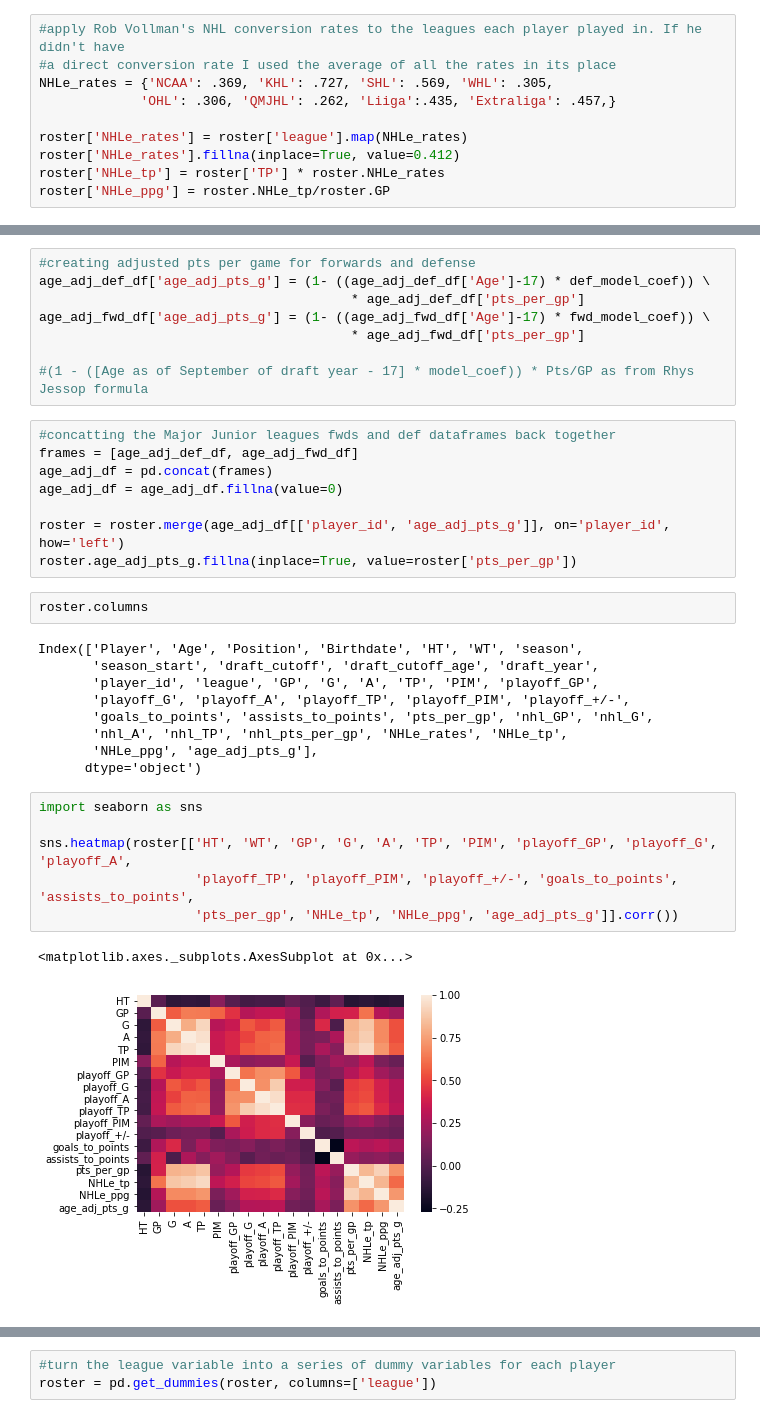
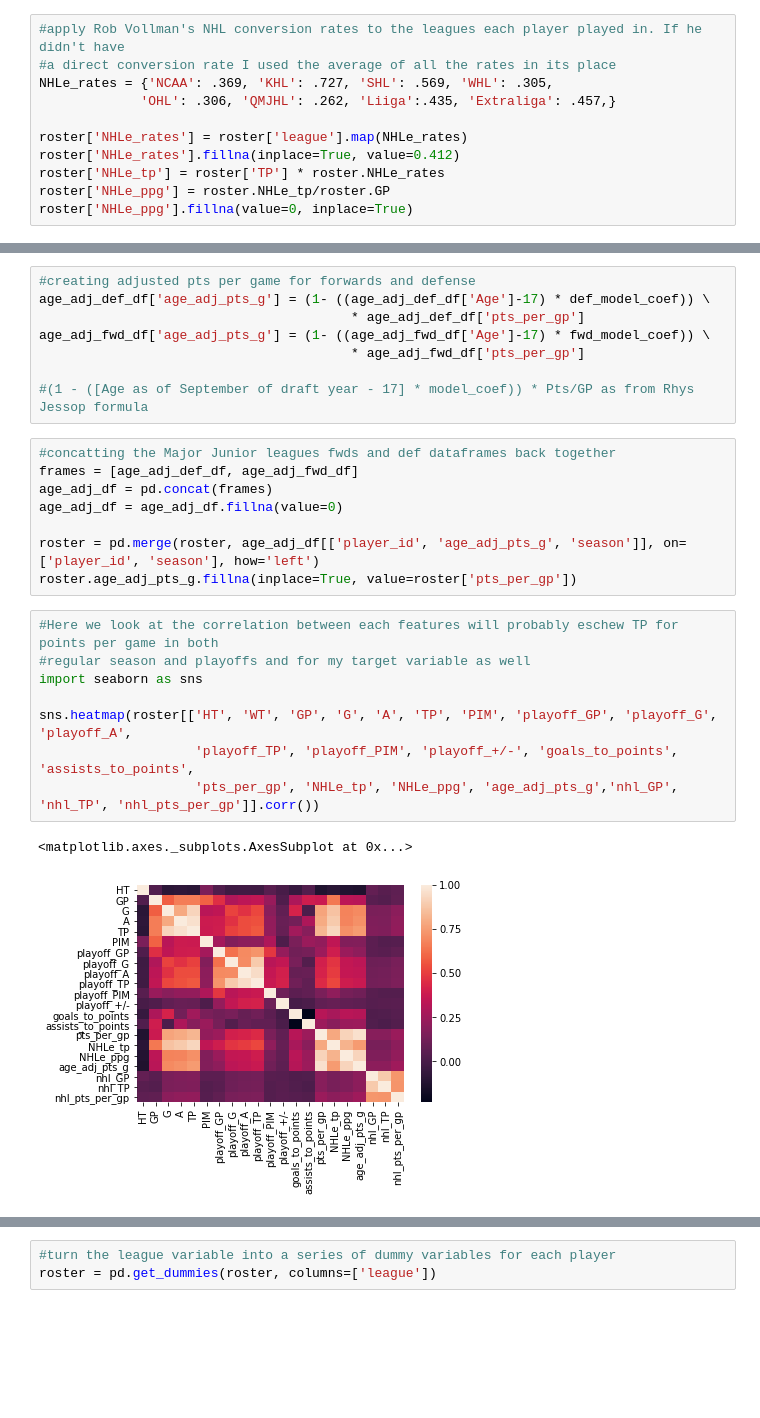
Before and after one commit to Schmoegurt/prospectmodel, a Jupyter notebook: Prospect Model.ipynb, the cells around one changed output, grey strips where cells are left out. Cells and saved outputs as stored; diff of their text form; blank space fills up the shorter version.

```diff
--- a/Prospect Model.ipynb
+++ b/Prospect Model.ipynb
@@ -59,6 +64,7 @@ roster['NHLe_rates'] = roster['league'].map(NHLe_rates)
 roster['NHLe_rates'].fillna(inplace=True, value=0.412)
 roster['NHLe_tp'] = roster['TP'] * roster.NHLe_rates
 roster['NHLe_ppg'] = roster.NHLe_tp/roster.GP
+roster['NHLe_ppg'].fillna(value=0, inplace=True)
 # %%
 #creating df to create linear regression for age adjustment for CHL leagues using Rhys Jessop
 #formula
@@ -105,28 +110,19 @@ frames = [age_adj_def_df, age_adj_fwd_df]
 age_adj_df = pd.concat(frames)
 age_adj_df = age_adj_df.fillna(value=0)
 
-roster = roster.merge(age_adj_df[['player_id', 'age_adj_pts_g']], on='player_id', how='left')
+roster = pd.merge(roster, age_adj_df[['player_id', 'age_adj_pts_g', 'season']], on=['player_id', 'season'], how='left')
 roster.age_adj_pts_g.fillna(inplace=True, value=roster['pts_per_gp'])
-# %%
-roster.columns
-# %% [output]
-Index(['Player', 'Age', 'Position', 'Birthdate', 'HT', 'WT', 'season',
-       'season_start', 'draft_cutoff', 'draft_cutoff_age', 'draft_year',
-       'player_id', 'league', 'GP', 'G', 'A', 'TP', 'PIM', 'playoff_GP',
-       'playoff_G', 'playoff_A', 'playoff_TP', 'playoff_PIM', 'playoff_+/-',
-       'goals_to_points', 'assists_to_points', 'pts_per_gp', 'nhl_GP', 'nhl_G',
-       'nhl_A', 'nhl_TP', 'nhl_pts_per_gp', 'NHLe_rates', 'NHLe_tp',
-       'NHLe_ppg', 'age_adj_pts_g'],
-      dtype='object')
 # %%
+#Here we look at the correlation between each features will probably eschew TP for points per game in both
+#regular season and playoffs and for my target variable as well
 import seaborn as sns
 
 sns.heatmap(roster[['HT', 'WT', 'GP', 'G', 'A', 'TP', 'PIM', 'playoff_GP', 'playoff_G', 'playoff_A',
                     'playoff_TP', 'playoff_PIM', 'playoff_+/-', 'goals_to_points', 'assists_to_points',
-                    'pts_per_gp', 'NHLe_tp', 'NHLe_ppg', 'age_adj_pts_g']].corr())
+                    'pts_per_gp', 'NHLe_tp', 'NHLe_ppg', 'age_adj_pts_g','nhl_GP', 'nhl_TP', 'nhl_pts_per_gp']].corr())
 # %% [output]
 <matplotlib.axes._subplots.AxesSubplot at 0x...>
-[figure, old version]
+[figure, new version]
 # %%
 #Look at the correlation of variables to Games Played and total points
 roster[['HT', 'WT', 'GP', 'G', 'A', 'TP', 'PIM', 'playoff_GP', 'playoff_G', 'playoff_A',
```
Also changed, not shown: parts of 25 cells of this notebook.
